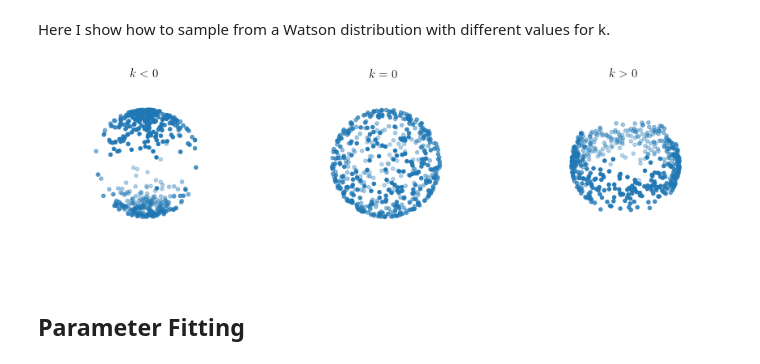
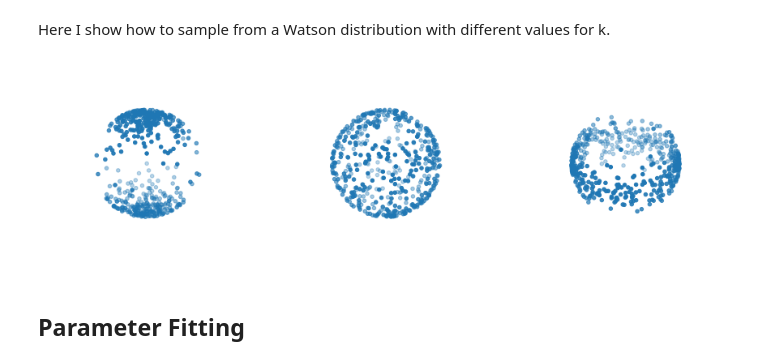
Before and after one commit to duncandc/watson_dist, a Jupyter notebook: notebooks/demo.ipynb, the cells around one changed output. Cells and saved outputs as stored; diff of their text form; code cells hidden in the pictures.

```diff
--- a/notebooks/demo.ipynb
+++ b/notebooks/demo.ipynb
@@ -81,7 +81,7 @@ y = r * np.sin(theta) * np.sin(phi)
 z = r * np.cos(theta)
 
 ax = fig.add_subplot(1, 3, 1, projection='3d')
-ax.set_title(r'$k<0$', fontsize=15)
+#ax.set_title(r'$k<0$', fontsize=15)
 ax.scatter(x, y, z)
 ax.set_axis_off()
 ax.set_xlim([-1,1])
@@ -97,36 +97,38 @@ r = 1.0
 x = r * np.sin(theta) * np.cos(phi)
 y = r * np.sin(theta) * np.sin(phi)
 z = r * np.cos(theta)
 
 ax = fig.add_subplot(1, 3, 2, projection='3d')
-ax.set_title(r'$k=0$', fontsize=15)
+#ax.set_title(r'$k=0$', fontsize=15)
 ax.scatter(x, y, z)
 ax.set_axis_off()
 ax.set_xlim([-1,1])
 ax.set_ylim([-1,1])
 ax.set_zlim([-1,1])
 
 # sample polar coordimnates
 theta = np.arccos(rv.rvs(k=10, size=500))
 phi = np.random.random(size=500)*np.pi*2
 
 # cartesian coordinates of the unit sphere
 r = 1.0
 x = r * np.sin(theta) * np.cos(phi)
 y = r * np.sin(theta) * np.sin(phi)
 z = r * np.cos(theta)
 
 ax = fig.add_subplot(1, 3, 3, projection='3d')
-ax.set_title(r'$k>0$', fontsize=15)
+#ax.set_title(r'$k>0$', fontsize=15)
 ax.scatter(x, y, z)
 ax.set_axis_off()
 ax.set_xlim([-1,1])
 ax.set_ylim([-1,1])
 ax.set_zlim([-1,1])
 
 plt.show()
+
+fig.savefig('./figs/pdf_plot_2.png', dpi=250)
 # %% [output]
-[figure, old version]
+[figure, new version]
 # %% [markdown]
 ## Parameter Fitting
 # %% [markdown]
```
Also changed, not shown: parts of 1 cell of this notebook, 3 other files.
